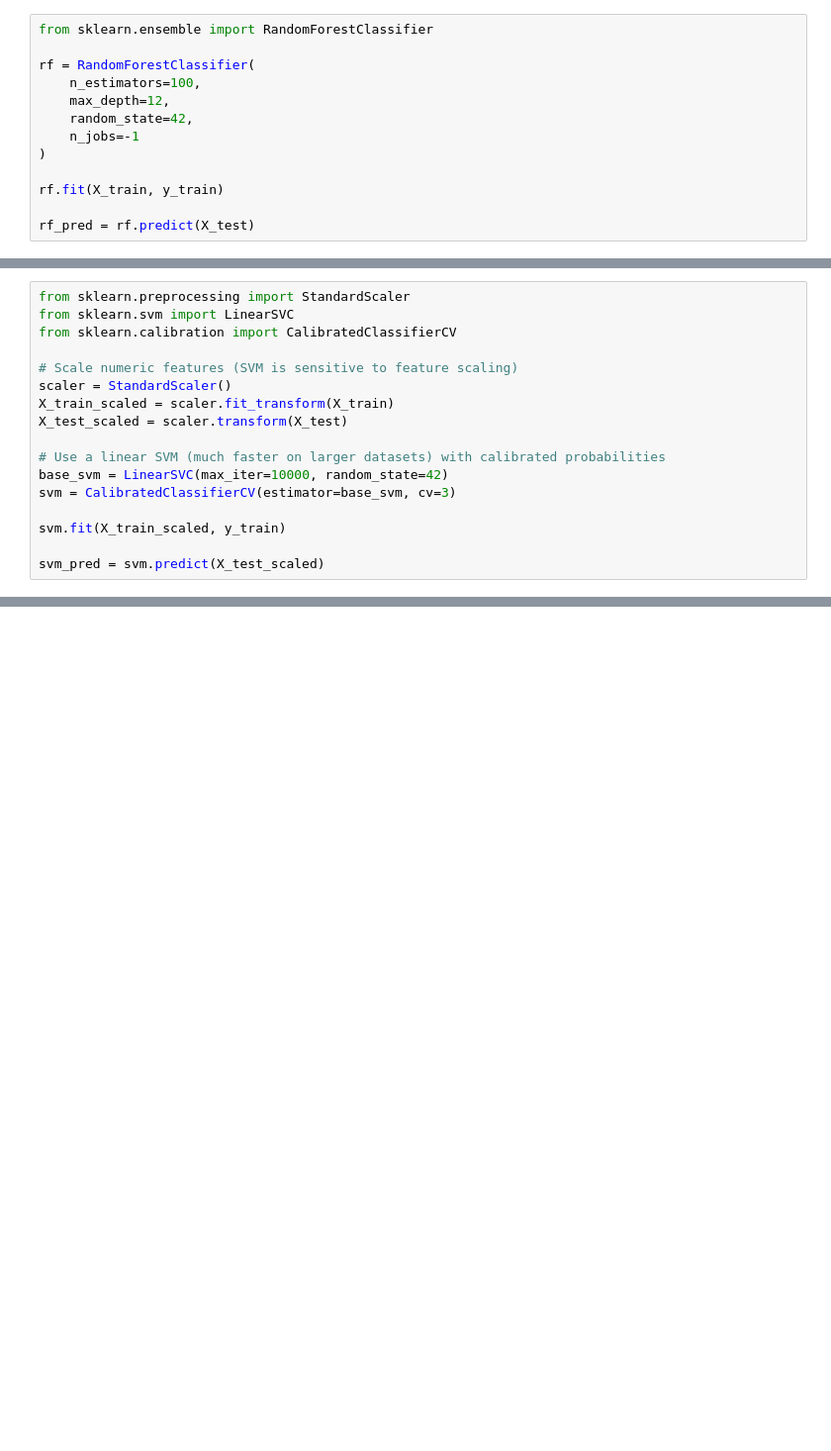
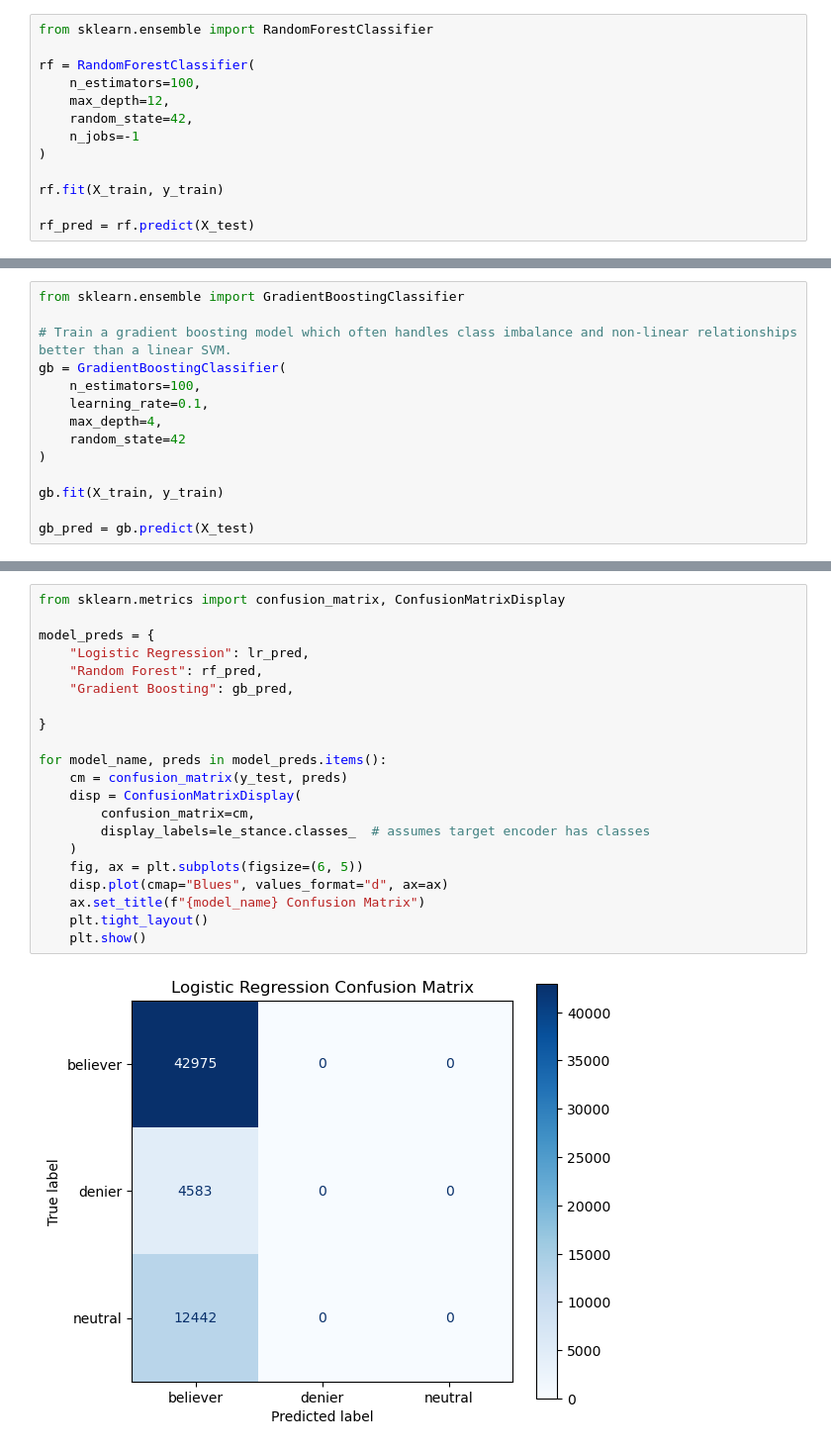
Before and after one commit to mykeomos/climate-twitter-analysis, a Jupyter notebook: twitter_climate_change_analysis.ipynb, the cells around one changed output, grey strips where cells are left out. Shown at 99% size. Drawn from its saved outputs; the diff is of its cells as text; blank space fills up the shorter version.

Commit message:
Switch SVM to Gradient Boosting and add evaluation reports

```diff
--- a/twitter_climate_change_analysis.ipynb
+++ b/twitter_climate_change_analysis.ipynb
@@ -328,17 +328,14 @@ rf_pred = rf.predict(X_test)
 # %%
-from sklearn.preprocessing import StandardScaler
-from sklearn.svm import LinearSVC
-from sklearn.calibration import CalibratedClassifierCV
+from sklearn.ensemble import GradientBoostingClassifier
 
-# Scale numeric features (SVM is sensitive to feature scaling)
-scaler = StandardScaler()
-X_train_scaled = scaler.fit_transform(X_train)
-X_test_scaled = scaler.transform(X_test)
+# Train a gradient boosting model which often handles class imbalance and non-linear relationships better than a linear SVM.
+gb = GradientBoostingClassifier(
+    n_estimators=100,
+    learning_rate=0.1,
+    max_depth=4,
+    random_state=42
+)
 
-# Use a linear SVM (much faster on larger datasets) with calibrated probabilities
-base_svm = LinearSVC(max_iter=10000, random_state=42)
-svm = CalibratedClassifierCV(estimator=base_svm, cv=3)
+gb.fit(X_train, y_train)
 
-svm.fit(X_train_scaled, y_train)
-
-svm_pred = svm.predict(X_test_scaled)
+gb_pred = gb.predict(X_test)
@@ -344,0 +484,23 @@ svm_pred = svm.predict(X_test_scaled)
+# %%
+from sklearn.metrics import confusion_matrix, ConfusionMatrixDisplay
+
+model_preds = {
+    "Logistic Regression": lr_pred,
+    "Random Forest": rf_pred,
+    "Gradient Boosting": gb_pred,
+
+}
+
+for model_name, preds in model_preds.items():
+    cm = confusion_matrix(y_test, preds)
+    disp = ConfusionMatrixDisplay(
+        confusion_matrix=cm,
+        display_labels=le_stance.classes_  # assumes target encoder has classes
+    )
+    fig, ax = plt.subplots(figsize=(6, 5))
+    disp.plot(cmap="Blues", values_format="d", ax=ax)
+    ax.set_title(f"{model_name} Confusion Matrix")
+    plt.tight_layout()
+    plt.show()
+# %% [output]
+[figure, added]
```
Also changed, not shown: parts of 11 cells of this notebook.
